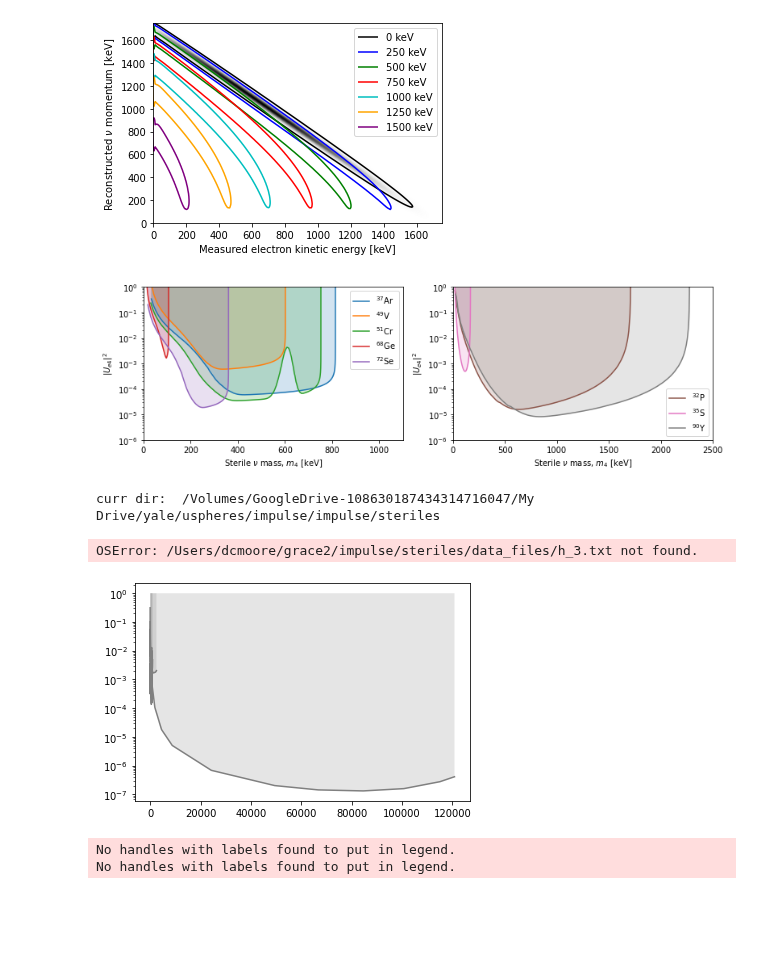
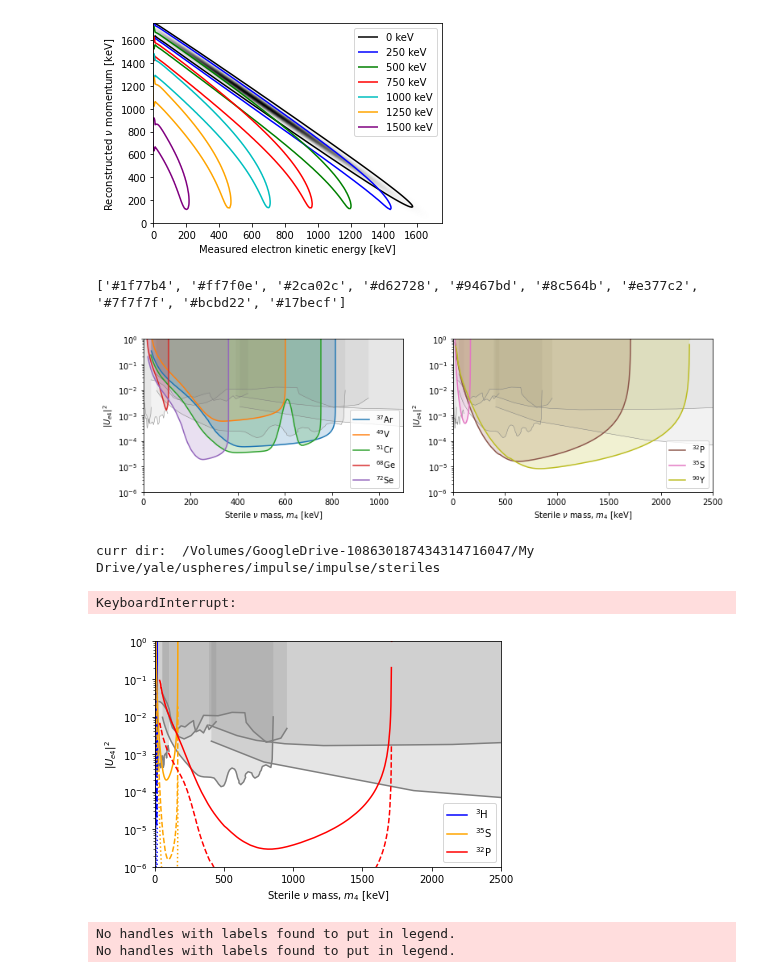
Before and after one commit to Moore-Lab/composite_DM, a Jupyter notebook: steriles/plot_pdfs.ipynb, the cells around one changed output. Cells and saved outputs as stored; diff of their text form; code cells hidden in the pictures; blank space fills up the shorter version.

Commit message:
updates to paper plots

```diff
--- a/steriles/plot_pdfs.ipynb
+++ b/steriles/plot_pdfs.ipynb
@@ -12,7 +12,7 @@ nmc_zero_mass = 5e10
 nmc_nonzero_mass = 1e8
 num_reps_per_file = 100
 
-main_dir = "/Users/dcmoore/grace/impulse/steriles/"
+main_dir = "/Users/dcmoore/grace2/impulse/steriles/"
 
 #iso_list = ["p_32", "y_90", "s_35", "ar_37", "be_7", "v_49", "cr_51", "fe_55", "ge_68", "se_72", "ru_106"]
 #params_list = [[50, 1e5],]
@@ -229,8 +229,8 @@ def plot_limits(iso_list, isEC, fig, params_to_use, clist, fill=True, ls='-', do
 
     for j,iso in enumerate(iso_list):
 
-        flist = glob.glob("/Users/dcmoore/grace/impulse/steriles/limits/%s*%.1e_%d_%.1f_%.1f_%.1e.npz"%(iso,*params_to_use))
-        iso_dat = np.loadtxt("/Users/dcmoore/grace/impulse/steriles/data_files/%s.txt"%iso, delimiter=',', skiprows=3)
+        flist = glob.glob("/Users/dcmoore/grace2/impulse/steriles/limits/%s*%.1e_%d_%.1f_%.1f_%.1e.npz"%(iso,*params_to_use))
+        iso_dat = np.loadtxt("/Users/dcmoore/grace2/impulse/steriles/data_files/%s.txt"%iso, delimiter=',', skiprows=3)
         Q, t12, A, Z = iso_dat[0, :]
 
         for i,f in enumerate(flist):
@@ -291,5 +291,17 @@ def plot_limits(iso_list, isEC, fig, params_to_use, clist, fill=True, ls='-', do
         plt.xlim([0,2500])
     plt.xlabel(r"Sterile $\nu$ mass, $m_4$ [keV]")
     plt.ylabel("$|U_{e4}|^2$")
-    #if(doLegend):
-    #    plt.legend()
+    if(doLegend):
+        plt.legend(loc='lower right')
+# %%
+def plot_prev_orig(main_dir = "/Users/dcmoore/grace2/impulse/steriles/"):
+    prev_iso = ['be_7', 's_35', 're_187', 'ni_63', 'h_3', 'f_20', 'cu_64', 'ce_144', 'pienu']
+
+    for piso in prev_iso:
+
+        f = main_dir + "prev_lim/prev_lim_%s.txt"%piso
+        curr_dat = np.loadtxt(f, delimiter=',', skiprows=1)
+
+        p=plt.semilogy(curr_dat[:,0]*1e6, curr_dat[:,1], color='grey',lw=0.25)
+        #c=p[0].get_color()
+        plt.fill_between(curr_dat[:,0]*1e6, curr_dat[:,1], np.ones_like(curr_dat[:,1]), edgecolor='none', facecolor='grey', alpha=0.1)
@@ -296,32 +327,39 @@ def plot_limits(iso_list, isEC, fig, params_to_use, clist, fill=True, ls='-', do
 # %%
 ## plot for the paper (EC)
 
+
 clist = plt.rcParams['axes.prop_cycle'].by_key()['color']
-
+print(clist)
 params = [1e-2, 1, 30, 50, 1e5] ## 1% loading, 100 sphere days
 
 iso_list = ["ar_37", "v_49", "cr_51", "ge_68", "se_72"]
 isEC = True
 
 fig=plt.figure()
 plt.subplot(1,2,1)
+plot_prev_orig()
 plot_limits(iso_list, isEC, fig, params, clist)
 
 ## all done with 100 nm sphere except s_35 with 50 nm
 nprev = len(iso_list)
 iso_list = ["p_32","s_35","y_90"]
 isEC = False
 
-clist = clist[nprev:]
+clist = clist[nprev:nprev+2] + clist[nprev+4:]
+print(clist)
 plt.subplot(1,2,2)
+
+prev_iso = ['be_7', 's_35', 're_187', 'ni_63', 'h_3', 'f_20', 'cu_64', 'ce_144', 'pienu']
+plot_prev_orig()
 plot_limits(iso_list, isEC, fig, params, clist)
 fig.set_size_inches(11,3.5)
 plt.tight_layout()
 
 plt.savefig("ue4_sensitivity.pdf")
 plt.show()
 # %% [output]
+['#1f77b4', '#ff7f0e', '#2ca02c', '#d62728', '#9467bd', '#8c564b', '#e377c2', '#7f7f7f', '#bcbd22', '#17becf']
-[figure, old version]
+[figure, new version]
 # %%
 ## plot the previous limits with the projections overlaid
 
@@ -375,8 +413,8 @@ plt.savefig("ue4_sens_vs_livetime.pdf")
 plt.show()
 # %% [output]
 curr dir:  /Volumes/GoogleDrive-108630187434314716047/My Drive/yale/uspheres/impulse/impulse/steriles
-OSError: /Users/dcmoore/grace2/impulse/steriles/data_files/h_3.txt not found.
+KeyboardInterrupt:
-[figure, old version]
+[figure, new version]
 # %%
 ##plot vs sphere size
 
```
Also changed, not shown: parts of 1 cell of this notebook, 1 other file.
